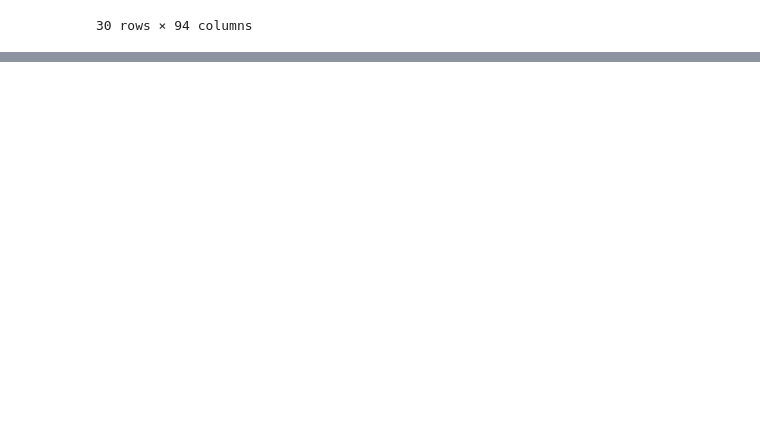
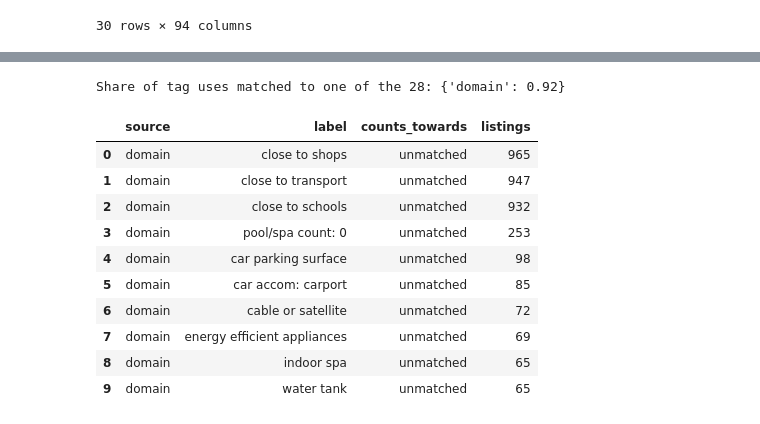
Before and after one commit to mdharmawan19/industry-project-group-55, a Jupyter notebook: notebooks/01_data_curation.ipynb, the cells around one changed output, grey strips where cells are left out. Drawn from its saved outputs; the diff is of its cells as text; code cells hidden in the pictures; blank space fills up the shorter version.

```diff
--- a/notebooks/01_data_curation.ipynb
+++ b/notebooks/01_data_curation.ipynb
@@ -1006,0 +1036,11 @@ The final output is `data/curated/vic_rentals.parquet`. This is restricted cours
+# %%
+master = L.build_listings()     # loads every available source, cleans, checks, saves listings.parquet
+
+overview = master.groupby(["snapshot", "source"]).agg(
+    listings=("listing_id", "size"),
+    usable=("usable", "sum"),
+    suburbs=("suburb_key", "nunique"),
+    median_weekly_rent=("weekly_rent", lambda s: s[master.loc[s.index, "usable"]].median()))
+overview["% usable"] = (100 * overview["usable"] / overview["listings"]).round(1)
+print(f"{len(L.CONTRACT_COLUMNS)} columns: {L.CONTRACT_COLUMNS}")
+overview
@@ -1006,0 +1154,19 @@ The final output is `data/curated/vic_rentals.parquet`. This is restricted cours
+# %%
+report = L.feature_report(master)
+share = report.assign(matched=report["counts_towards"] != "unmatched").groupby(["source", "matched"])["listings"].sum()
+print("Share of tag uses matched to one of the 28:",
+      (share.xs(True, level="matched") / share.groupby(level="source").sum()).round(3).to_dict())
+display(report[report["counts_towards"] == "unmatched"].groupby("source").head(10).reset_index(drop=True))
+# %% [output]
+Share of tag uses matched to one of the 28: {'domain': 0.92}
+|  | source | label | counts_towards | listings |
+| 0 | domain | close to shops | unmatched | 965 |
+| 1 | domain | close to transport | unmatched | 947 |
+| 2 | domain | close to schools | unmatched | 932 |
+| 3 | domain | pool/spa count: 0 | unmatched | 253 |
+| 4 | domain | car parking surface | unmatched | 98 |
+| 5 | domain | car accom: carport | unmatched | 85 |
+| 6 | domain | cable or satellite | unmatched | 72 |
+| 7 | domain | energy efficient appliances | unmatched | 69 |
+| 8 | domain | indoor spa | unmatched | 65 |
+| 9 | domain | water tank | unmatched | 65 |
```
Also changed, not shown: parts of 30 cells of this notebook, 3 other files.
